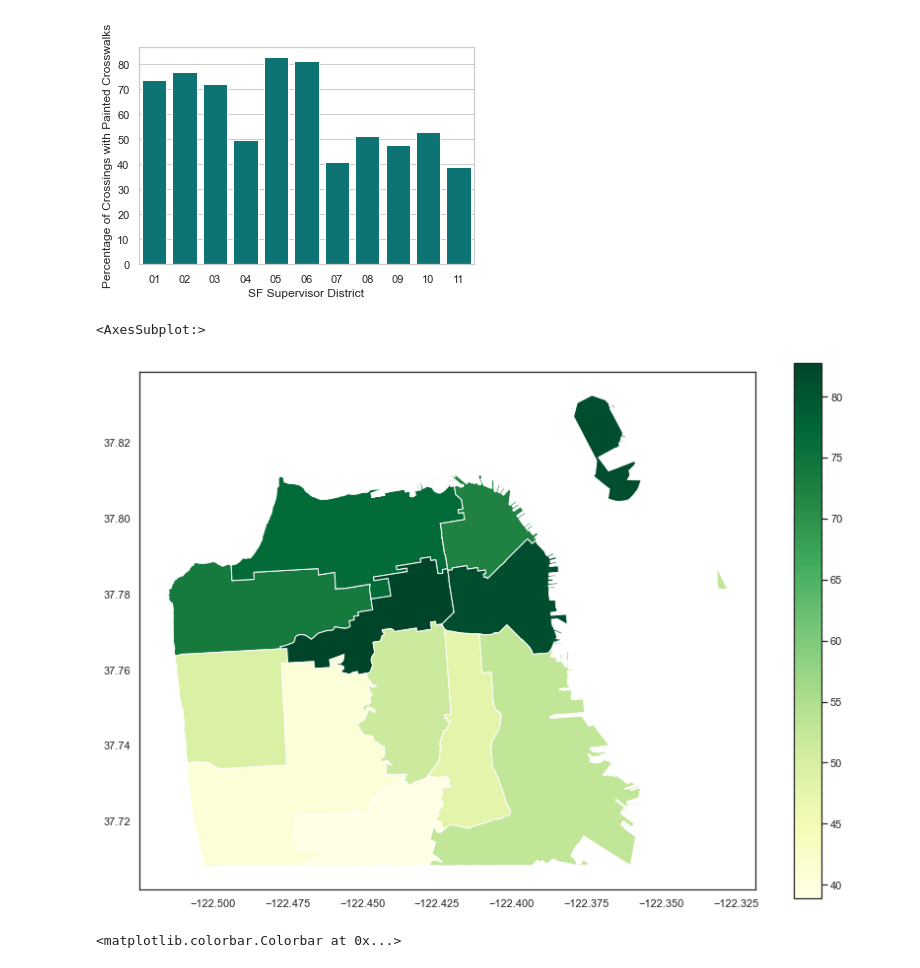
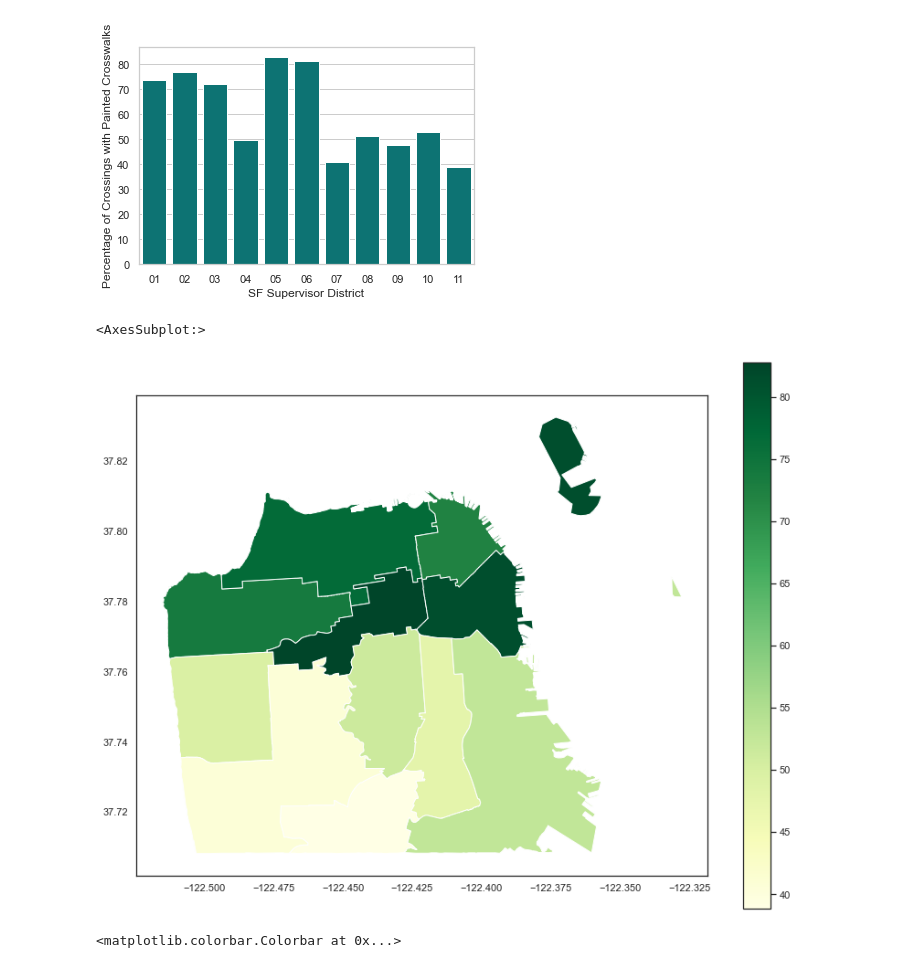
Before and after one commit to hua-mike/cp255-project, a Jupyter notebook: cp255-project-nb.ipynb, the cells around one changed output. Cells and saved outputs as stored; diff of their text form; code cells hidden in the pictures.

```diff
--- a/cp255-project-nb.ipynb
+++ b/cp255-project-nb.ipynb
@@ -107,10 +110,10 @@ plt.show()
 # %%
 # Map the Percentage of Crossings with Painted Crosswalks by SF Supervisor District
 sns.set_style("white")
-cw_bydist.plot(column = 'yes_cw_pct',cmap='YlGn', figsize=(14,10), legend=True)
+cw_bydist.plot(column = 'yes_cw_pct',cmap='YlGn', figsize=(14,11), legend=True)
 # %% [output]
 <AxesSubplot:>
-[figure, old version]
+[figure, new version]
 # %%
 # hex plot of crossing density
 # I hope to work on this more to get proportions of marked vs. unmarked crossings in hexbins
```
Also changed, not shown: parts of 12 cells of this notebook.
